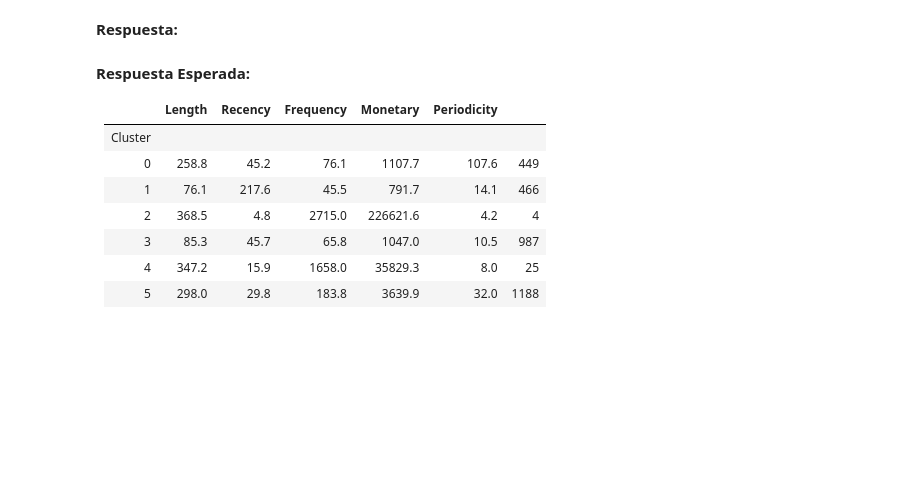
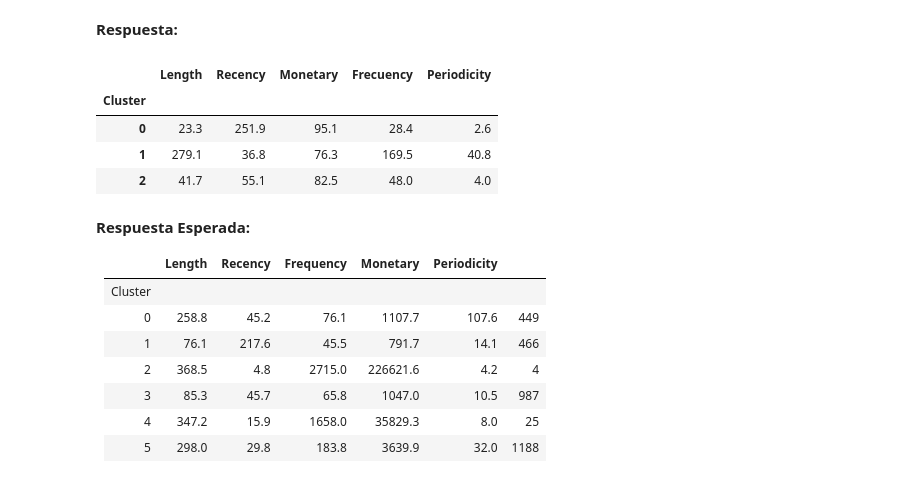
Before and after one commit to nicoacevedor/MDS7202, a Jupyter notebook: lab7/Lab7.ipynb, the cells around one changed output. Drawn from its saved outputs; the diff is of its cells as text; code cells hidden in the pictures; blank space fills up the shorter version.

```diff
--- a/lab7/Lab7.ipynb
+++ b/lab7/Lab7.ipynb
@@ -208,7 +208,8 @@ def custom_features(dataframe_in):
     return df_out[final_order]
 
 
-custom_features(df_retail)
+custom_df = custom_features(df_retail)
+custom_df
 # %% [output]
 |  | Length | Recency | Monetary | Frecuency | Periodicity |
 | Customer ID |  |  |  |  |  |
@@ -292,6 +332,22 @@ En base a la elección de k realizada en la sección anterior, utilice este valo
 Una vez ajustado los datos, genere una tabla con los promedios (o medianas) para cada uno de los atributos, agrupando estos por el clúster que pertenecen. ¿Es posible observar agrupaciones coherentes?, ¿Qué tipo de clientes posee el retail?, Justifique su respuesta y no decepcione a Mr. Lepin.
 # %% [markdown]
 **Respuesta:**
+# %%
+# Se agrega el parámetro del número de clusters al pipeline, se aplica y se guardan los resultados
+pipeline_kmeans.set_params(KMeans__n_clusters=3)
+pipeline_kmeans.fit(df_retail)
+kmeans = pipeline_kmeans['KMeans']
+
+# Se crea un df que contiene los clientes con LRMFP y el cluster en que se encuentra
+segmentacion=custom_df.copy()
+segmentacion['Cluster']=kmeans.labels_
+segmentacion.groupby('Cluster').mean().round(1)
+# %% [output]
+|  | Length | Recency | Monetary | Frecuency | Periodicity |
+| Cluster |  |  |  |  |  |
+| 0 | 23.3 | 251.9 | 95.1 | 28.4 | 2.6 |
+| 1 | 279.1 | 36.8 | 76.3 | 169.5 | 40.8 |
+| 2 | 41.7 | 55.1 | 82.5 | 48.0 | 4.0 |
 # %% [markdown]
 **Respuesta Esperada:**
 
```
Also changed, not shown: parts of 7 cells of this notebook.
